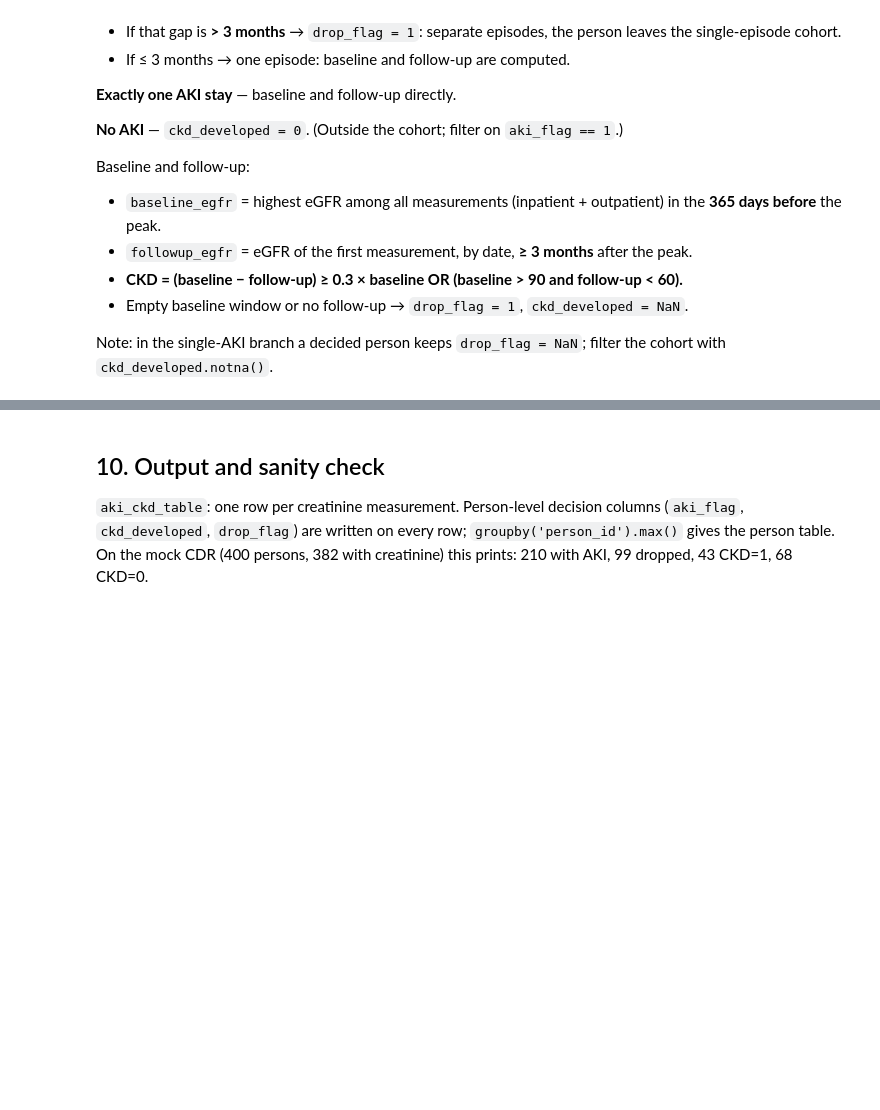
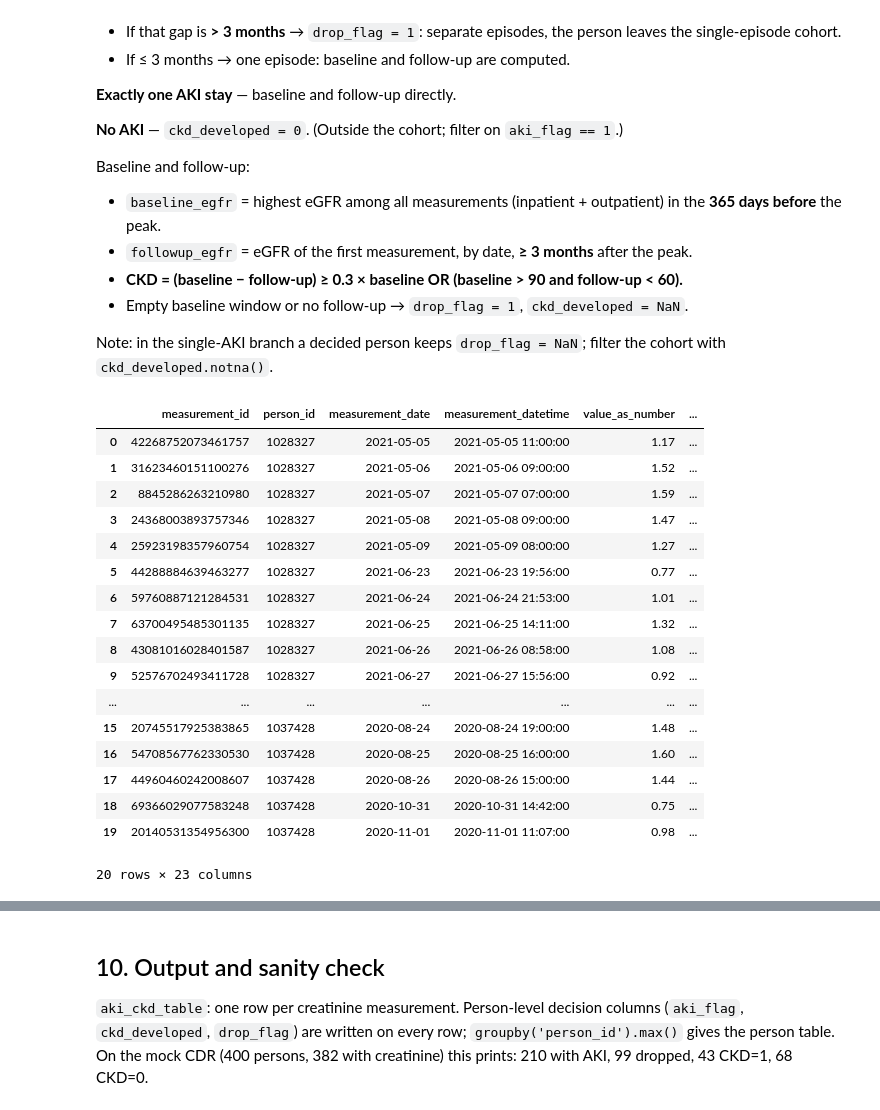
Before and after one commit to hkgoren/aou-aki-ckd-prototype, a Jupyter notebook: notebooks/01_omop_aki_ckd_phenotype.ipynb, the cells around one changed output, grey strips where cells are left out. Cells and saved outputs as stored; diff of their text form; code cells hidden in the pictures; blank space fills up the shorter version.

```diff
--- a/notebooks/01_omop_aki_ckd_phenotype.ipynb
+++ b/notebooks/01_omop_aki_ckd_phenotype.ipynb
@@ -365,6 +389,27 @@ def detect_ckd(dataset, creatinine_col = 'value_as_number'):
   return dataset
 # %%
 all_measurements = calculate_egfr(dataset = all_measurements)
+# %%
+all_measurements.head(20)
+# %% [output]
+|  | measurement_id | person_id | measurement_date | measurement_datetime | value_as_number | ... |
+| 0 | 42268752073461757 | 1028327 | 2021-05-05 | 2021-05-05 11:00:00 | 1.17 | ... |
+| 1 | 31623460151100276 | 1028327 | 2021-05-06 | 2021-05-06 09:00:00 | 1.52 | ... |
+| 2 | 8845286263210980 | 1028327 | 2021-05-07 | 2021-05-07 07:00:00 | 1.59 | ... |
+| 3 | 24368003893757346 | 1028327 | 2021-05-08 | 2021-05-08 09:00:00 | 1.47 | ... |
+| 4 | 25923198357960754 | 1028327 | 2021-05-09 | 2021-05-09 08:00:00 | 1.27 | ... |
+| 5 | 44288884639463277 | 1028327 | 2021-06-23 | 2021-06-23 19:56:00 | 0.77 | ... |
+| 6 | 59760887121284531 | 1028327 | 2021-06-24 | 2021-06-24 21:53:00 | 1.01 | ... |
+| 7 | 63700495485301135 | 1028327 | 2021-06-25 | 2021-06-25 14:11:00 | 1.32 | ... |
+| 8 | 43081016028401587 | 1028327 | 2021-06-26 | 2021-06-26 08:58:00 | 1.08 | ... |
+| 9 | 52576702493411728 | 1028327 | 2021-06-27 | 2021-06-27 15:56:00 | 0.92 | ... |
+| ... | ... | ... | ... | ... | ... | ... |
+| 15 | 20745517925383865 | 1037428 | 2020-08-24 | 2020-08-24 19:00:00 | 1.48 | ... |
+| 16 | 54708567762330530 | 1037428 | 2020-08-25 | 2020-08-25 16:00:00 | 1.60 | ... |
+| 17 | 44960460242008607 | 1037428 | 2020-08-26 | 2020-08-26 15:00:00 | 1.44 | ... |
+| 18 | 69366029077583248 | 1037428 | 2020-10-31 | 2020-10-31 14:42:00 | 0.75 | ... |
+| 19 | 20140531354956300 | 1037428 | 2020-11-01 | 2020-11-01 11:07:00 | 0.98 | ... |
+20 rows × 23 columns
 # %%
 all_measurements = all_measurements.groupby('person_id', group_keys = False).apply(compute_time_since_each_aki)
 # %%
```
Also changed, not shown: parts of 4 cells of this notebook.
